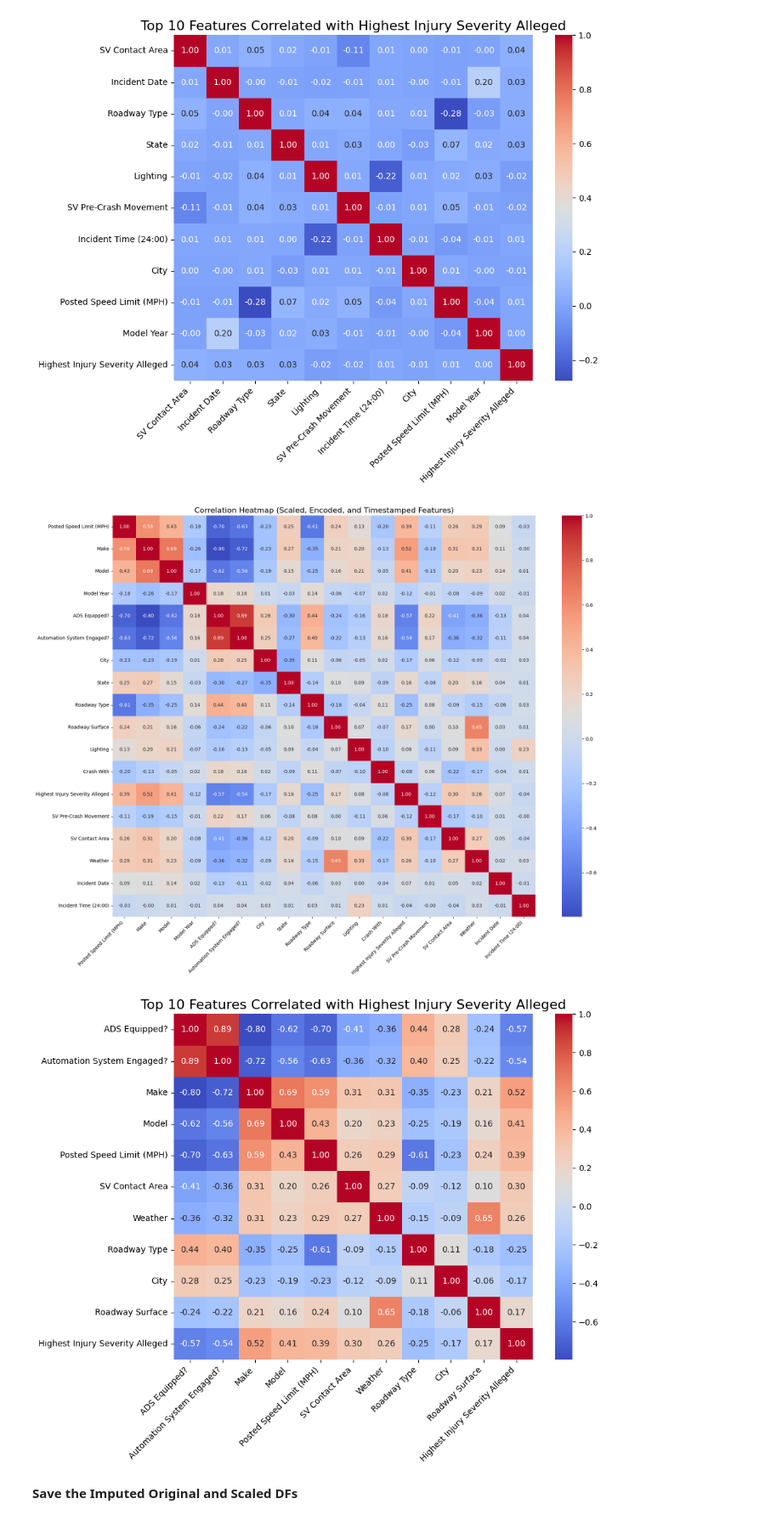
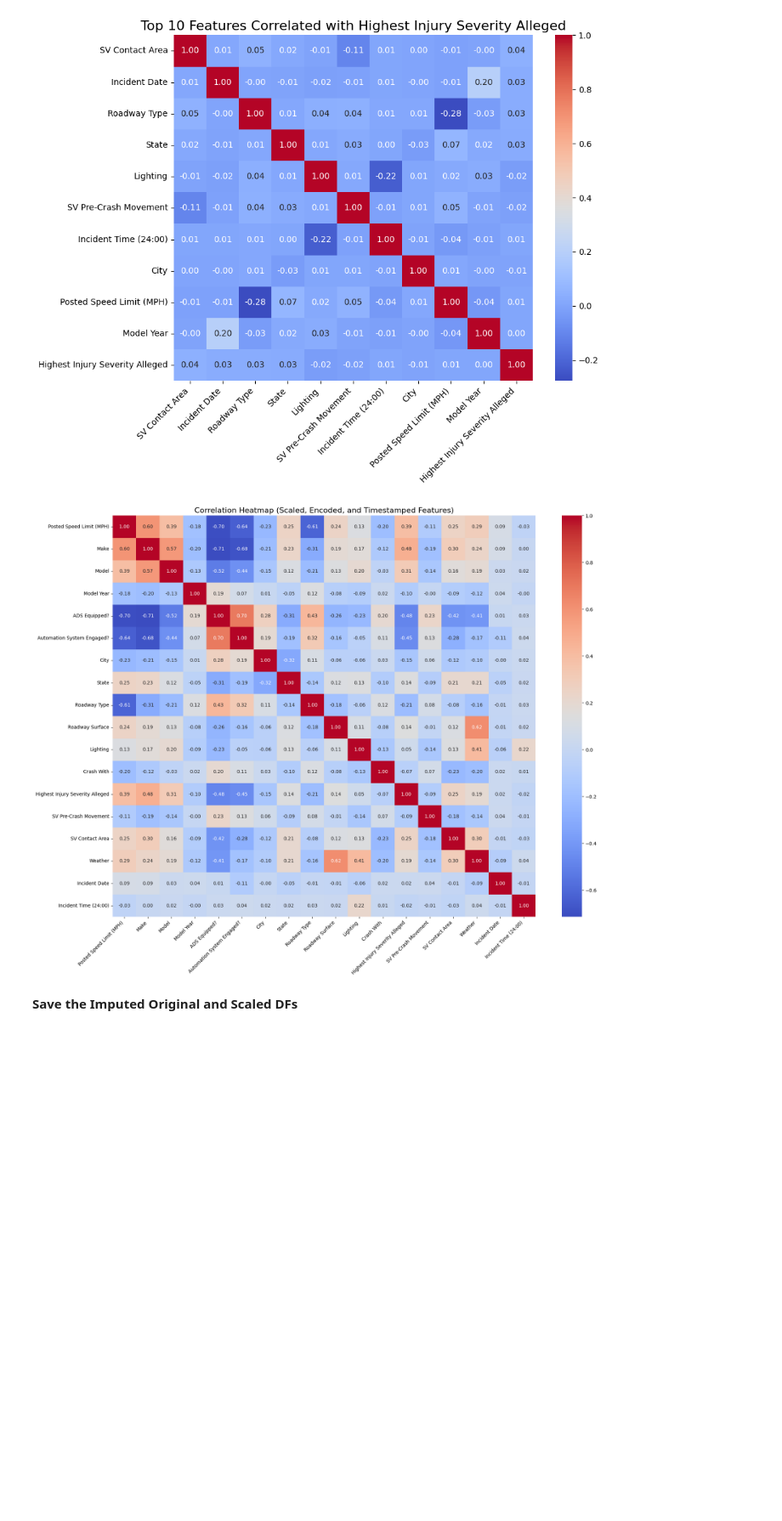
Before and after one commit to mhnrirfan/ML-AI-Risk-Analysis-AV-Data-, a Jupyter notebook: Cleaning, EDA, FE/archive.ipynb, the cells around one changed output. Shown at 85% size. Cells and saved outputs as stored; diff of their text form; code cells hidden in the pictures; blank space fills up the shorter version.

Commit message:
FE finally done

```diff
--- a/Cleaning, EDA, FE/Feature_Engineering copy.ipynb
+++ b/Cleaning, EDA, FE/archive.ipynb
@@ -577,7 +577,7 @@ columns_to_impute = [
 ]
 
 US_data_fully_imputed = random_forest_impute_columns(
-    original_df=final_US_imputed,
+    original_df=US_data,
     encoded_df=US_data_scale,
     target_columns=columns_to_impute
 )
@@ -1302,7 +1263,7 @@ datetime_columns = ['Incident Date', 'Incident Time (24:00)']
 indexing_columns = ['Report ID', 'Report Version']
 
 # === Copy and preprocess dataframe ===
-df = US_data
+df = US_data_fully_imputed
 df.dropna()
 df_encoded = df.copy()
 
@@ -1316,46 +1277,34 @@ if 'Incident Time (24:00)' in df_encoded.columns:
     df_encoded['Incident Time (24:00)'] = (
         time_parsed.dt.hour * 3600 +
         time_parsed.dt.minute * 60 +
         time_parsed.dt.second
     )
 
 # --- Encode categorical columns ---
 label_encoders = {}
 for col in categorical_columns:
     le = LabelEncoder()
     df_encoded[col] = le.fit_transform(df_encoded[col].astype(str))
     label_encoders[col] = le
 
 # === Select relevant columns ===
 heatmap_columns = numerical_columns + categorical_columns + datetime_columns
 df_heatmap = df_encoded[heatmap_columns]
 
 # --- MinMax Scaling ---
 scaler = MinMaxScaler()
 df_heatmap_scaled = pd.DataFrame(scaler.fit_transform(df_heatmap), columns=heatmap_columns)
 
 # === Plot the heatmap ===
 plt.figure(figsize=(18, 14))
 sns.heatmap(df_heatmap_scaled.corr(), annot=True, cmap='coolwarm', fmt=".2f")
 plt.title("Correlation Heatmap (Scaled, Encoded, and Timestamped Features)", fontsize=16)
 plt.xticks(rotation=45, ha='right')
 plt.yticks(rotation=0)
 plt.tight_layout()
 plt.show()
-
-# Step 5: Plot top 10 features correlated with 'Highest Injury Severity Alleged'
-target_col = 'Highest Injury Severity Alleged'
-corr_matrix = df_heatmap.corr()
-target_corr = corr_matrix[target_col].abs().sort_values(ascending=False)
-top_features = target_corr.index.drop(target_col).to_list()
-top_10_features = top_features[:10] + [target_col]
-
-plot_correlation_heatmap(df_heatmap[top_10_features],
-                         title="Top 10 Features Correlated with Highest Injury Severity Alleged",
-                         figsize=(10, 8))
 # %% [output]
-[figure, old version]
+[figure, new version]
-[figure, removed]
 # %% [markdown]
 **Save the Imputed Original and Scaled DFs**
 # %%
```
Also changed, not shown: parts of 5 cells of this notebook, 2 other files.
